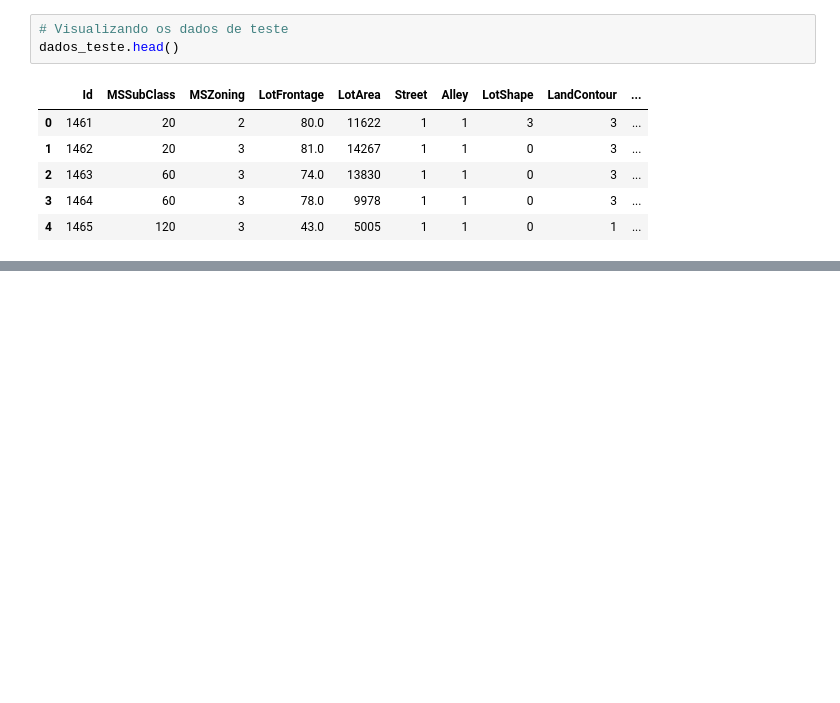
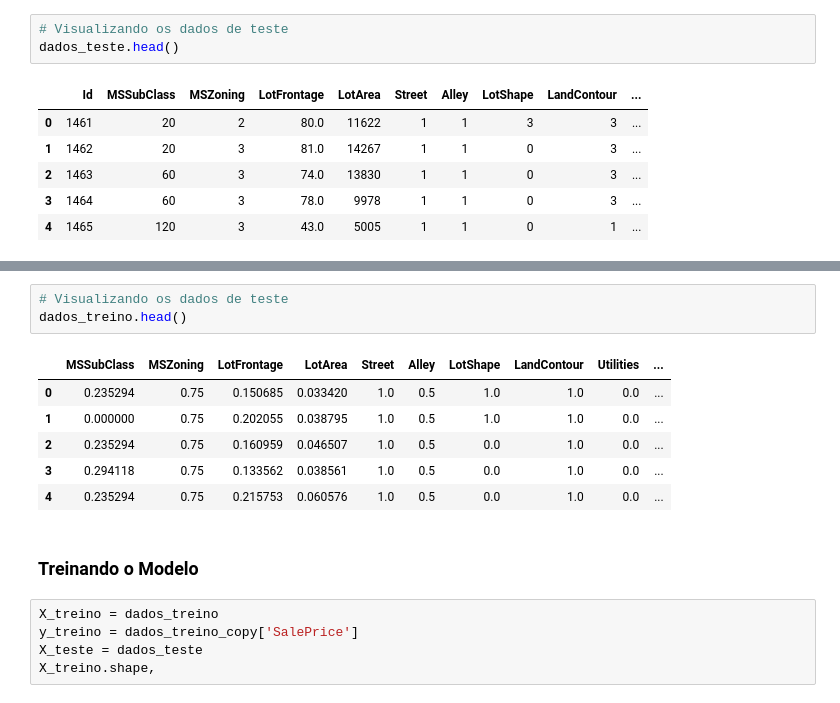
Before and after one commit to Gugah007/Projeto-ML-Regressao-Precos-das-Casas-Python, a Jupyter notebook: Projeto-ML-Regressao-Precos-das-Casas-Python.ipynb, the cells around one changed output, grey strips where cells are left out. Drawn from its saved outputs; the diff is of its cells as text; blank space fills up the shorter version.

```diff
--- a/Projeto-ML-Regressao-Precos-das-Casas-Python.ipynb
+++ b/Projeto-ML-Regressao-Precos-das-Casas-Python.ipynb
@@ -245,0 +277,17 @@ dados_teste.head()
+# %%
+# Visualizando os dados de teste
+dados_treino.head()
+# %% [output]
+|  | MSSubClass | MSZoning | LotFrontage | LotArea | Street | Alley | LotShape | LandContour | Utilities | ... |
+| 0 | 0.235294 | 0.75 | 0.150685 | 0.033420 | 1.0 | 0.5 | 1.0 | 1.0 | 0.0 | ... |
+| 1 | 0.000000 | 0.75 | 0.202055 | 0.038795 | 1.0 | 0.5 | 1.0 | 1.0 | 0.0 | ... |
+| 2 | 0.235294 | 0.75 | 0.160959 | 0.046507 | 1.0 | 0.5 | 0.0 | 1.0 | 0.0 | ... |
+| 3 | 0.294118 | 0.75 | 0.133562 | 0.038561 | 1.0 | 0.5 | 0.0 | 1.0 | 0.0 | ... |
+| 4 | 0.235294 | 0.75 | 0.215753 | 0.060576 | 1.0 | 0.5 | 0.0 | 1.0 | 0.0 | ... |
+# %% [markdown]
+### Treinando o Modelo
+# %%
+X_treino = dados_treino
+y_treino = dados_treino_copy['SalePrice']
+X_teste = dados_teste
+X_treino.shape,
```
Also changed, not shown: parts of 7 cells of this notebook.
